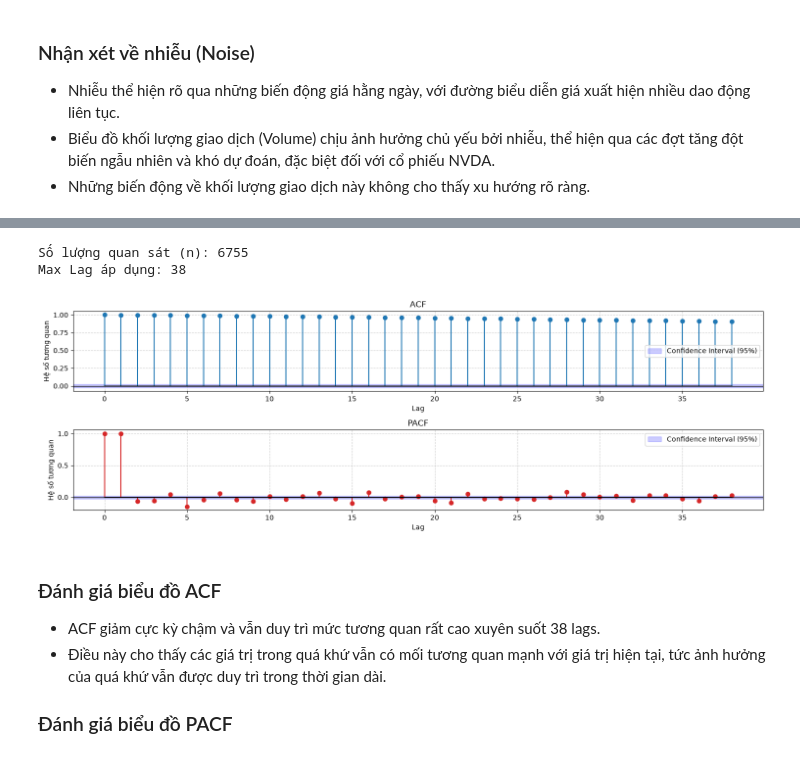
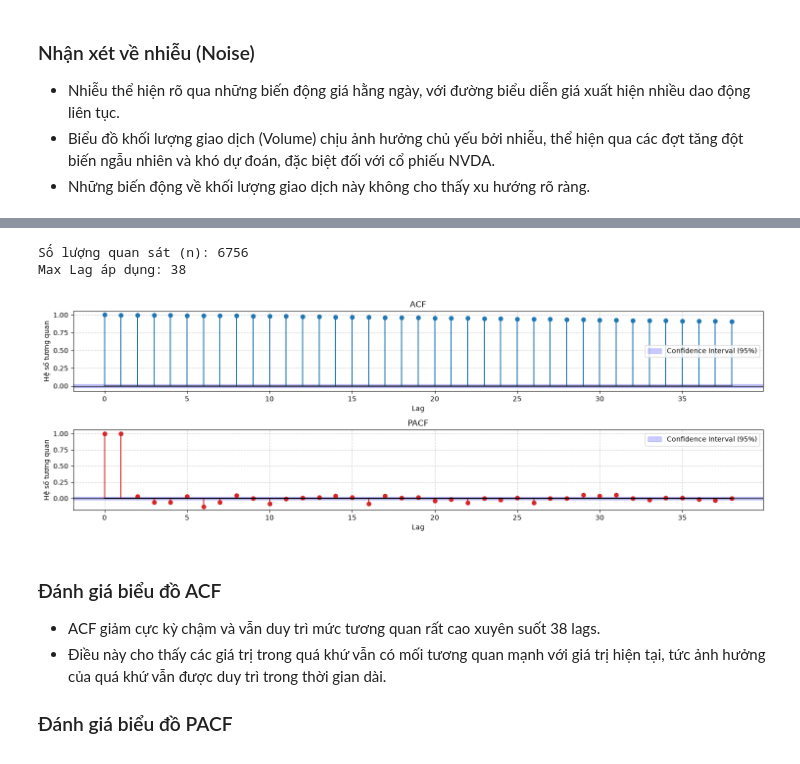
Before and after one commit to Quanbro07/data-mining, a Jupyter notebook: part_a.ipynb, the cells around one changed output, grey strips where cells are left out. Cells and saved outputs as stored; diff of their text form; code cells hidden in the pictures.

```diff
--- a/part_a.ipynb
+++ b/part_a.ipynb
@@ -6,7 +6,7 @@ import yfinance as yf
 
 from pathlib import Path
 # %%
-df = yf.download("NVDA", start="2000-01-01")
+df = yf.download("NVDA", start="2000-01-01", end='2026-11-12')
 df.columns = df.columns.droplevel(1)
 # %% [output]
 [*********************100%***********************]  1 of 1 completed
@@ -100,7 +100,7 @@ time_plot(df)
 - Những biến động về khối lượng giao dịch này không cho thấy xu hướng rõ ràng.
 # %%
 # Thực hiện các thao tác trên 1 cột Close này.
-df_close_serires = pd.Series(df['Close'])
+df_close_series = pd.Series(df['Close'])
 # %%
 def calc_max_lag(series: pd.Series) -> int:
     n = series.count()
@@ -217,11 +324,11 @@ def init_acf_pacf(series: pd.Series):
 
     plot_acf_and_pacf(acf, pacf, n)
 # %%
-init_acf_pacf(df_close_serires)
+init_acf_pacf(df_close_series)
 # %% [output]
-Số lượng quan sát (n): 6755
+Số lượng quan sát (n): 6756
 Max Lag áp dụng: 38
-[figure, old version]
+[figure, new version]
 # %% [markdown]
 ### Đánh giá biểu đồ ACF
 
```
Also changed, not shown: parts of 40 cells of this notebook.
